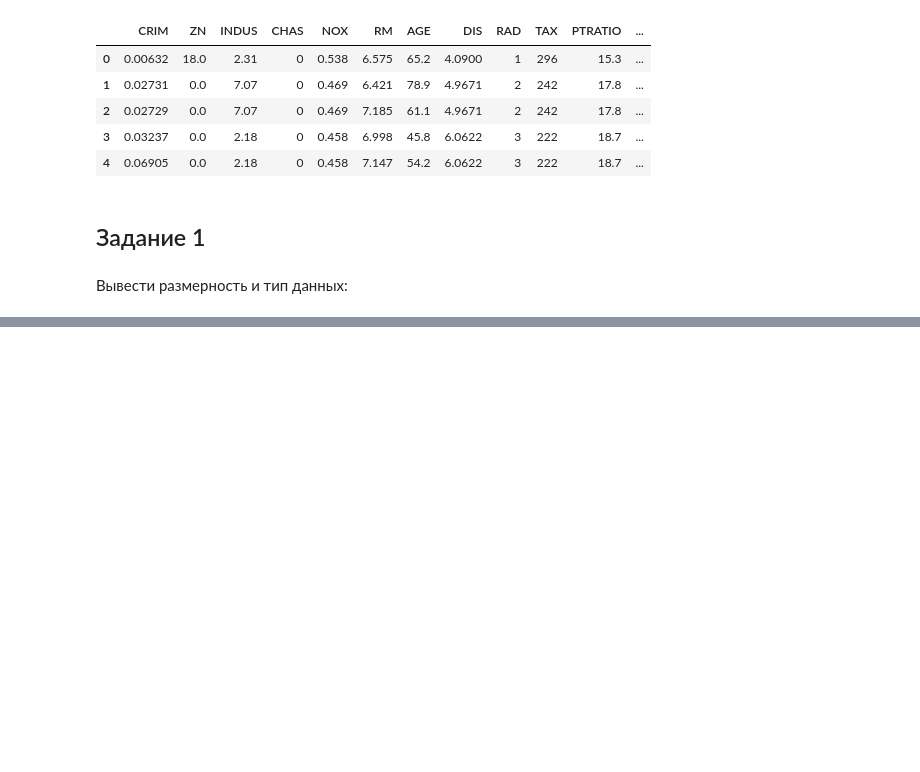
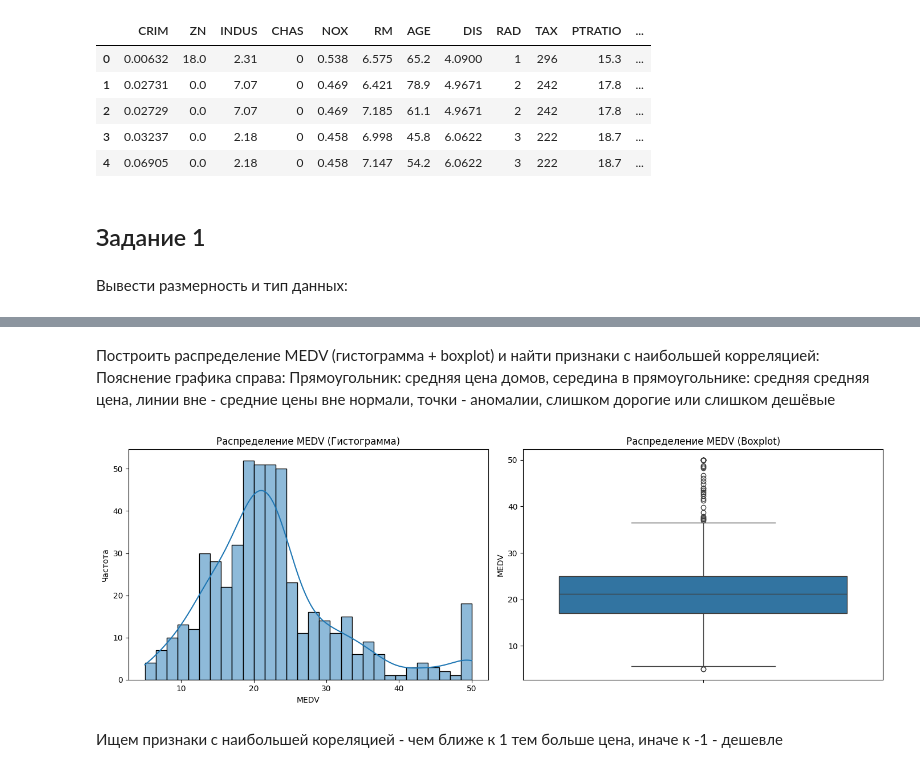
Before and after one commit to tytyu073iop/AILab2, a Jupyter notebook: notebook.ipynb, the cells around one changed output, grey strips where cells are left out. Cells and saved outputs as stored; diff of their text form; code cells hidden in the pictures; blank space fills up the shorter version.

```diff
--- a/notebook.ipynb
+++ b/notebook.ipynb
@@ -23,0 +69,25 @@ df.head() # shows first 5 elements from array, if shows, code works
+# %% [markdown]
+Построить распределение MEDV (гистограмма + boxplot) и найти признаки с наибольшей корреляцией:
+Пояснение графика справа: Прямоугольник: средняя цена домов, середина в прямоугольнике: средняя средняя цена, линии вне - средние цены вне нормали, точки - аномалии, слишком дорогие или слишком дешёвые
+# %%
+import matplotlib.pyplot as plt
+import seaborn as sns
+
+# Построение гистограммы и boxplot для MEDV
+fig, axes = plt.subplots(1, 2, figsize=(14, 5))
+
+sns.histplot(df['MEDV'], bins=30, kde=True, ax=axes[0])
+axes[0].set_title('Распределение MEDV (Гистограмма)')
+axes[0].set_xlabel('MEDV')
+axes[0].set_ylabel('Частота')
+
+sns.boxplot(y=df['MEDV'], ax=axes[1])
+axes[1].set_title('Распределение MEDV (Boxplot)')
+axes[1].set_ylabel('MEDV')
+
+plt.tight_layout()
+plt.show()
+# %% [output]
+[figure, added]
+# %% [markdown]
+Ищем признаки с наибольшей кореляцией - чем ближе к 1 тем больше цена, иначе к -1 - дешевле
```
Also changed, not shown: parts of 23 cells of this notebook.
